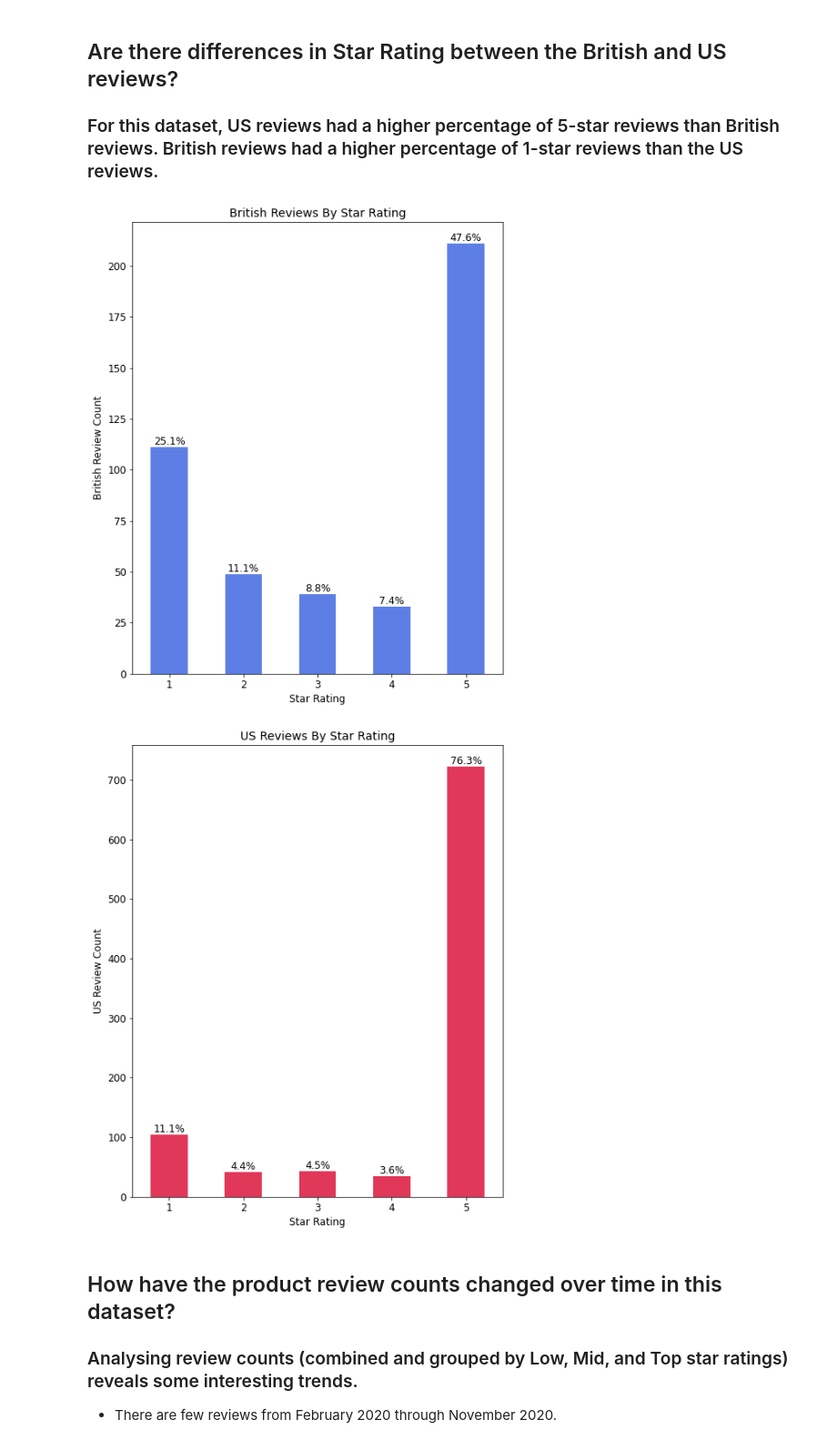
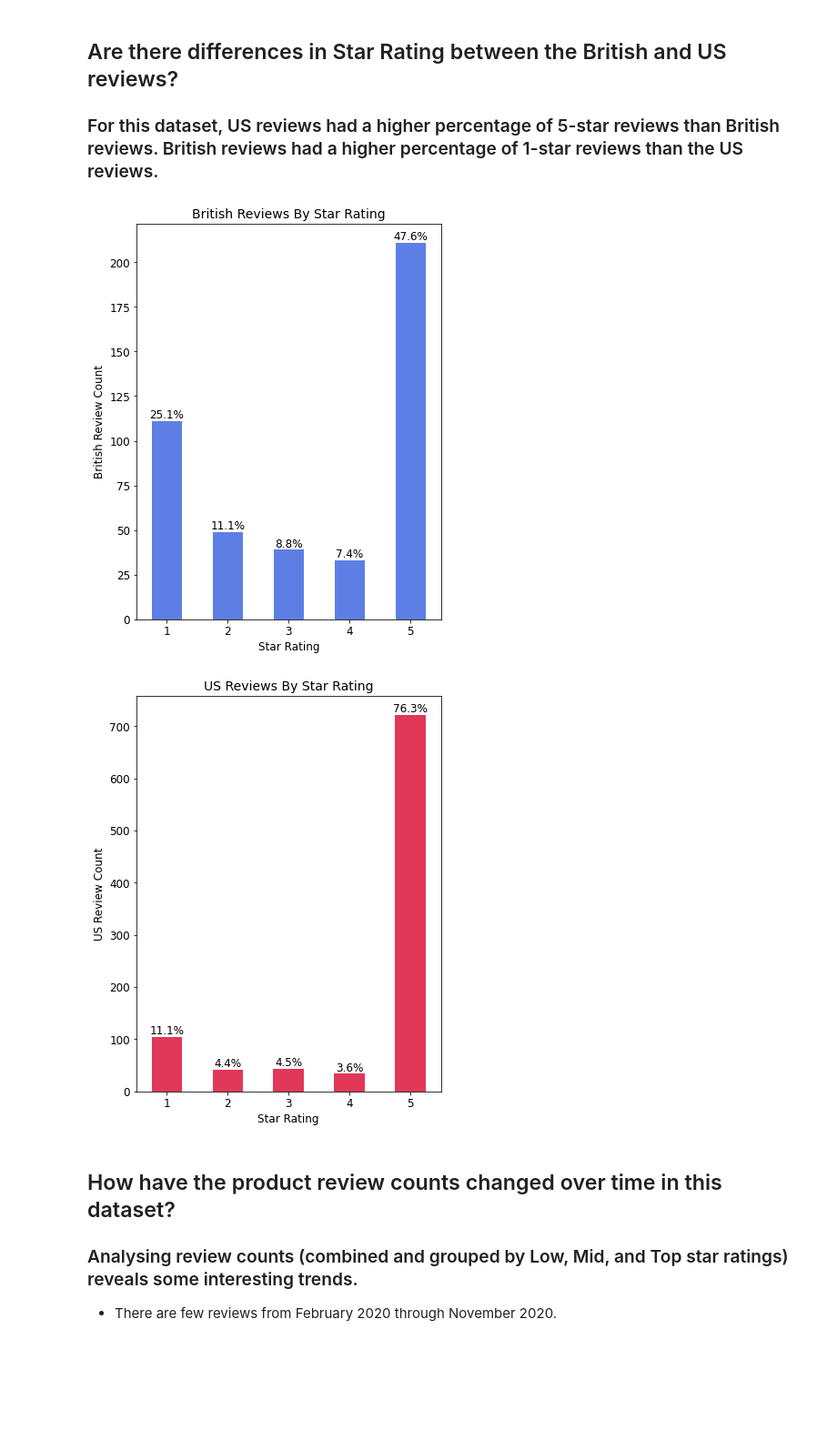
Before and after one commit to lspope/elvie_review_analysis, a Jupyter notebook: code/nb2_eda.ipynb, the cells around one changed output. Shown at 91% size. Cells and saved outputs as stored; diff of their text form; code cells hidden in the pictures; blank space fills up the shorter version.

```diff
--- a/code/nb2_eda.ipynb
+++ b/code/nb2_eda.ipynb
@@ -141,29 +141,29 @@ show_bar_plot(my_data=by_primary_locations,
 # %%
 gb_reviews = reviews_df[reviews_df['country'] =='GB']
 gb_ratings = gb_reviews.groupby(['rating'])['id'].count()
 gb_ratings.sort_index()
 show_bar_plot(my_data=gb_ratings,
-              my_figsize=(8,10),
+              my_figsize=(6,8),
               my_color='royalblue',
               my_titletext='British Reviews By Star Rating',
               my_xlabeltext='Star Rating',
               my_ylabeltext='British Review Count',
               rowcount_for_percent=gb_reviews.shape[0])
 
 
 us_reviews = reviews_df[reviews_df['country'] =='US']
 us_ratings = us_reviews.groupby(['rating'])['id'].count()
 us_ratings.sort_index()
 show_bar_plot(my_data=us_ratings,
-              my_figsize=(8,10),
+              my_figsize=(6,8),
               my_color='crimson',
               my_titletext='US Reviews By Star Rating',
               my_xlabeltext='Star Rating',
               my_ylabeltext='US Review Count',
               rowcount_for_percent=us_reviews.shape[0])
 # %% [output]
-[figure, old version]
+[figure, new version]
-[figure, old version]
+[figure, new version]
 # %% [markdown]
 ## How have the product review counts changed over time in this dataset?
 
```
Also changed, not shown: parts of 7 cells of this notebook.
